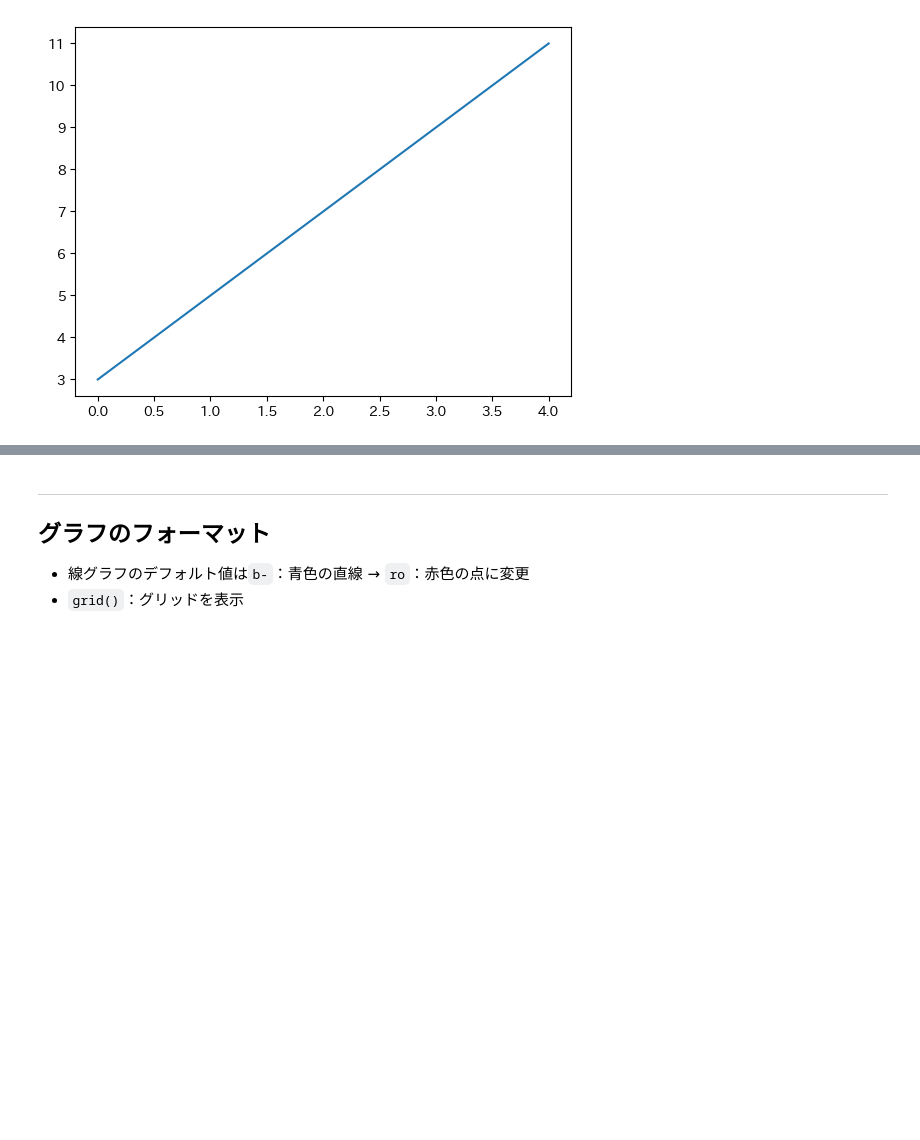
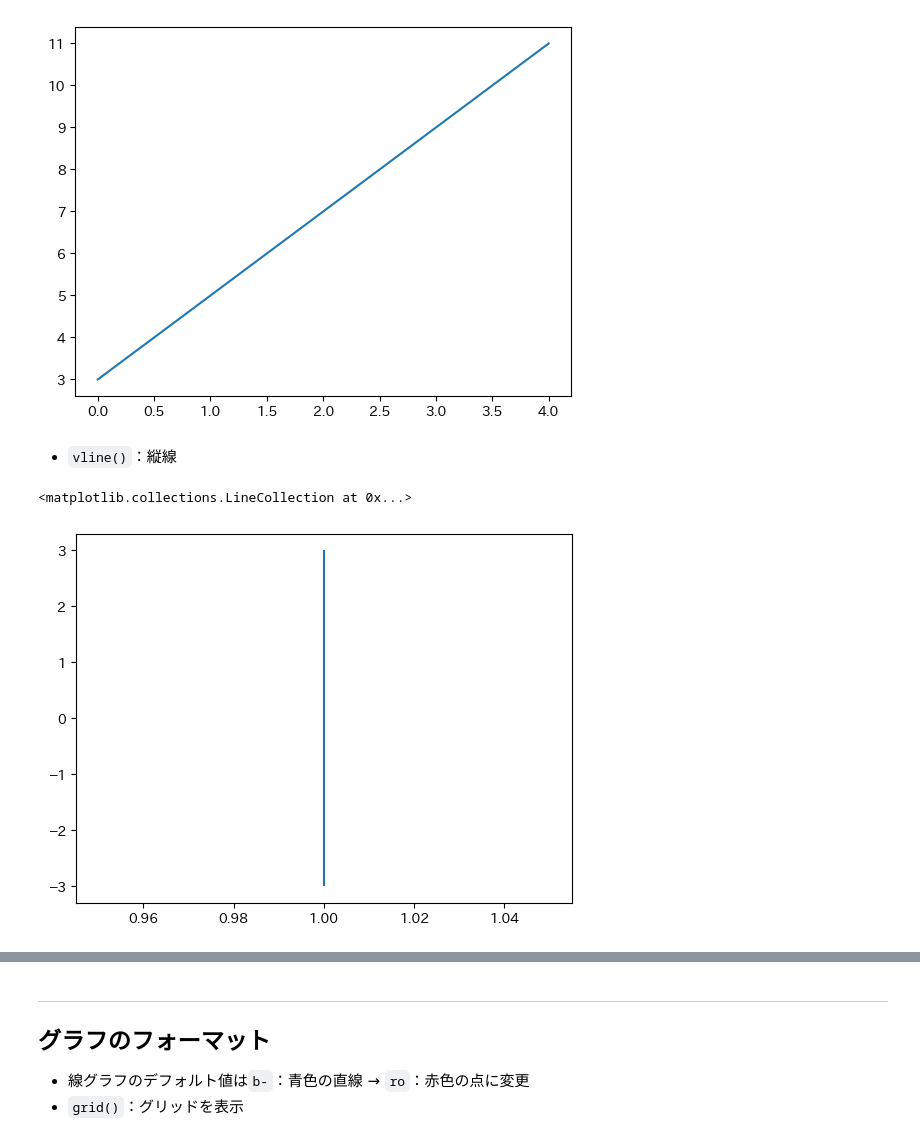
Before and after one commit to tsuyoi1064/notebook, a Jupyter notebook: HowTo/Matplotlib.ipynb, the cells around one changed output, grey strips where cells are left out. Drawn from its saved outputs; the diff is of its cells as text; code cells hidden in the pictures; blank space fills up the shorter version.

```diff
--- a/HowTo/Matplotlib.ipynb
+++ b/HowTo/Matplotlib.ipynb
@@ -59,3 +59,11 @@ plt.plot(x, y)
 # %% [output]
 [<matplotlib.lines.Line2D at 0x...>]
 [figure]
+# %% [markdown]
+- `vline()`：縦線
+# %%
+ymin, ymax = -3, 3
+plt.vlines(1, ymin, ymax)
+# %% [output]
+<matplotlib.collections.LineCollection at 0x...>
+[figure, added]
```
Also changed, not shown: parts of 34 cells of this notebook, 1 other file.
